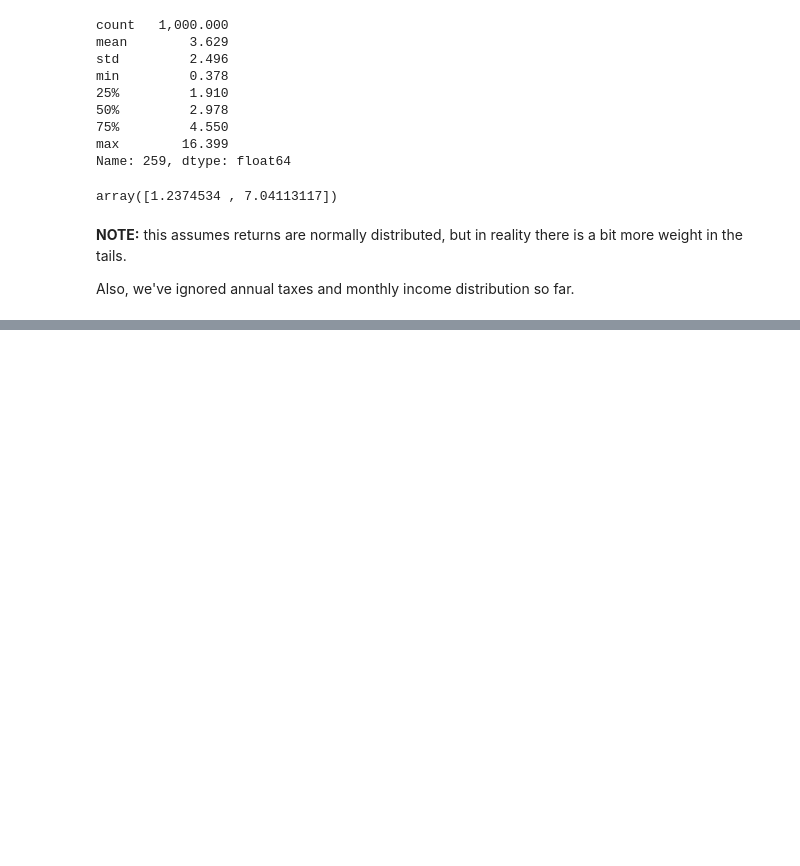
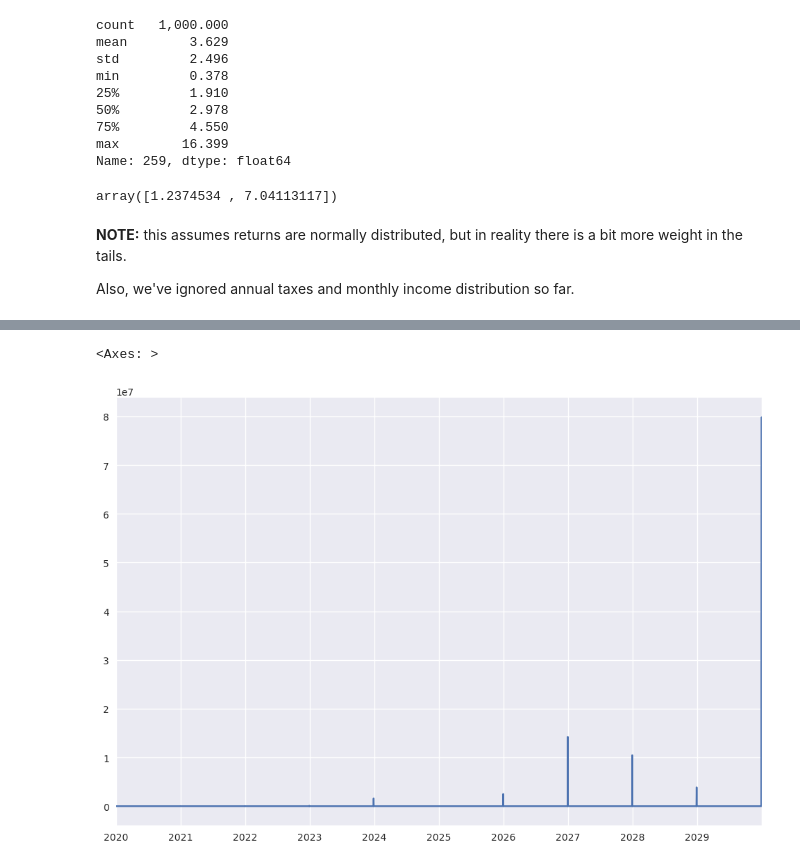
Before and after one commit to mlvhub/quant-learning, a Jupyter notebook: performance-optimization-and-risk-management-for-trading/17-income-planning-taxes-inflation-risk/17-income-planning-taxes-inflation-risk.ipynb, the cells around one changed output, grey strips where cells are left out. Drawn from its saved outputs; the diff is of its cells as text; code cells hidden in the pictures; blank space fills up the shorter version.

```diff
--- a/performance-optimization-and-risk-management-for-trading/17-income-planning-taxes-inflation-risk/17-income-planning-taxes-inflation-risk.ipynb
+++ b/performance-optimization-and-risk-management-for-trading/17-income-planning-taxes-inflation-risk/17-income-planning-taxes-inflation-risk.ipynb
@@ -205,0 +365,5 @@ Also, we've ignored annual taxes and monthly income distribution so far.
+# %%
+TI.data.Tax.plot(figsize = (12, 8)) # tax payments
+# %% [output]
+<Axes: >
+[figure, added]
```
Also changed, not shown: parts of 53 cells of this notebook, 1 other file.
